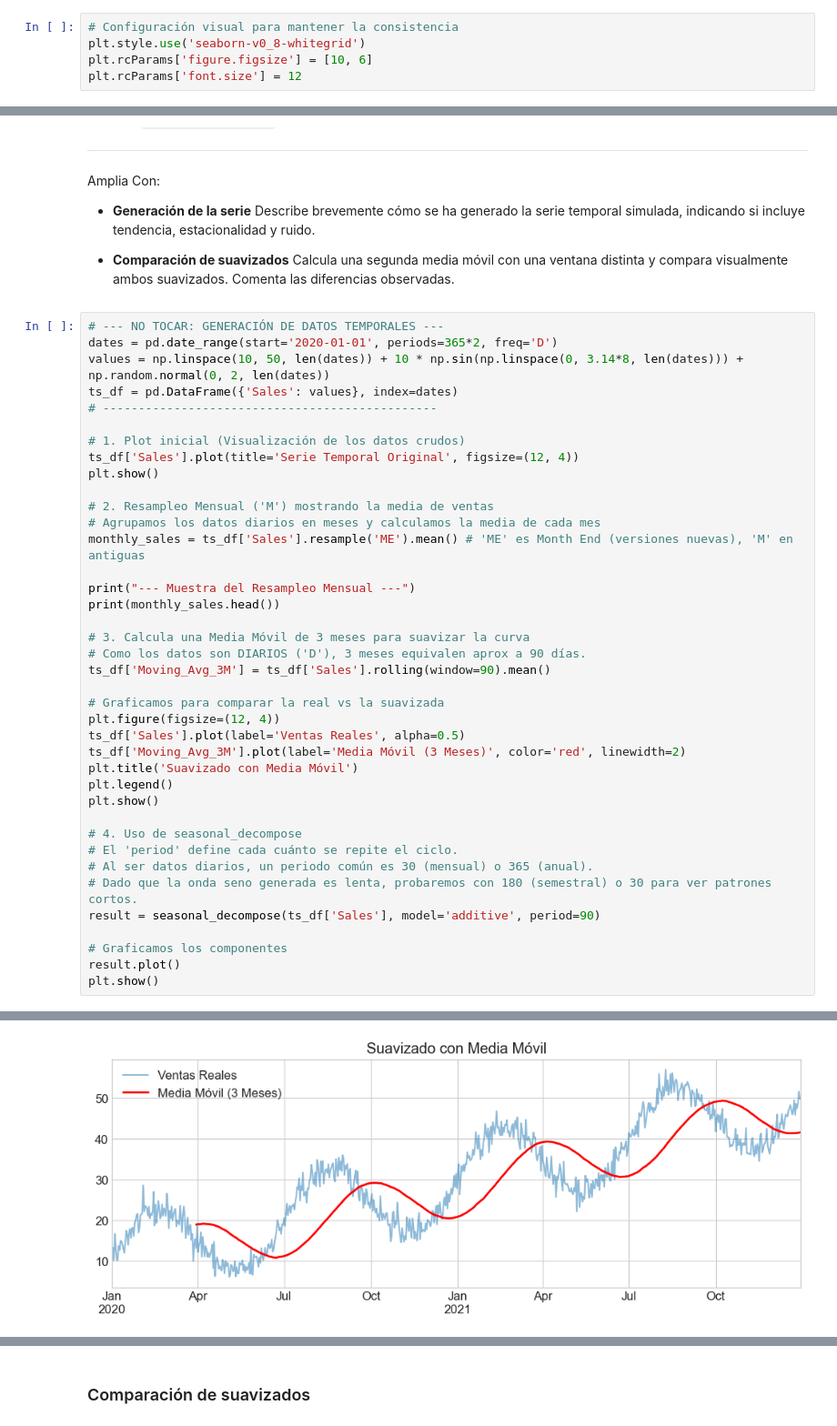
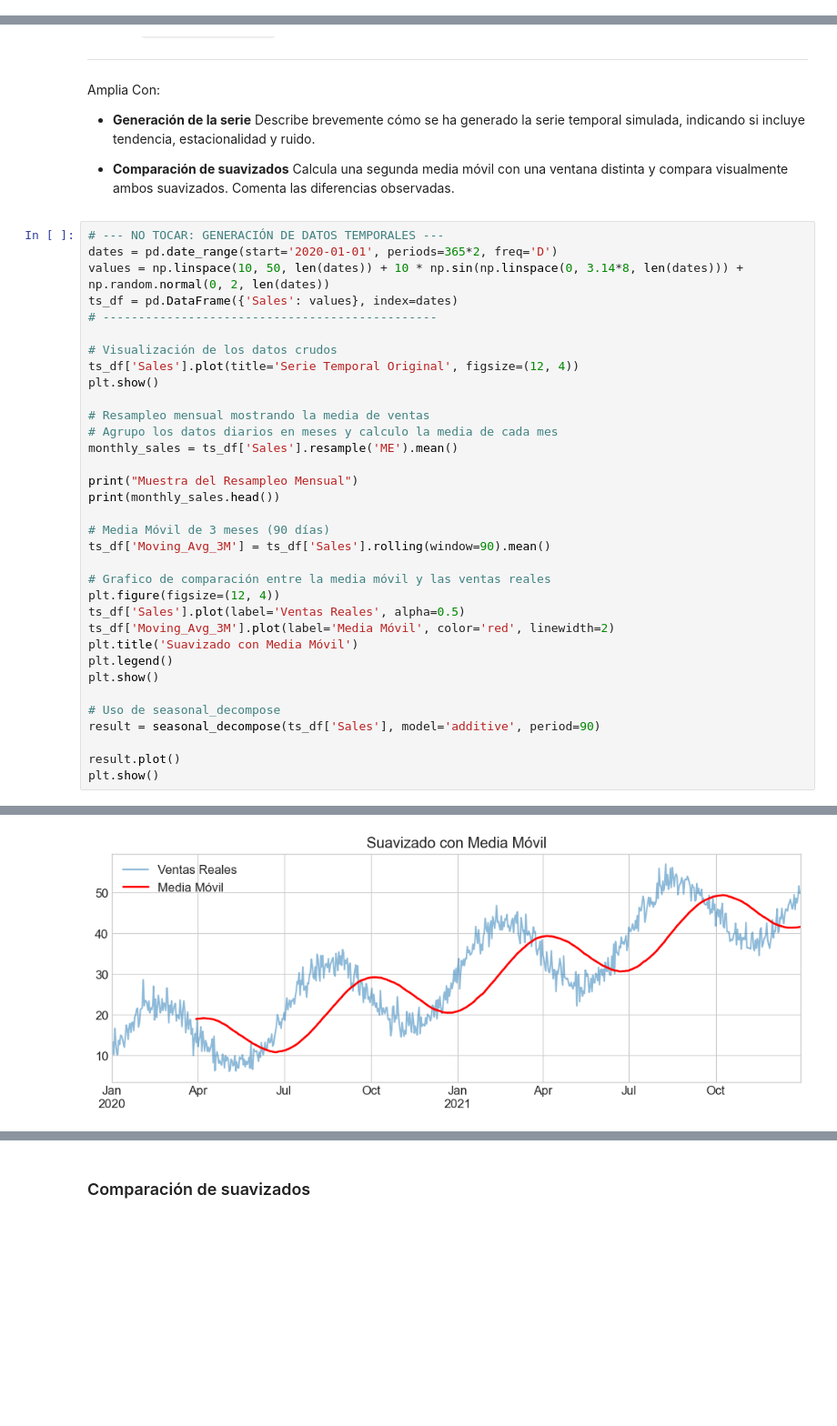
Before and after one commit to viictorhp/Proyecto-Estadistica-EvolveAcademy, a Jupyter notebook: PracticaEstadistica_Horcas_Puertas_Victor.ipynb, the cells around one changed output, grey strips where cells are left out. Shown at 91% size. Cells and saved outputs as stored; diff of their text form; blank space fills up the shorter version.

```diff
--- a/PracticaEstadistica__apellidos_nombre_.ipynb
+++ b/PracticaEstadistica_Horcas_Puertas_Victor.ipynb
@@ -41,11 +41,6 @@ from sklearn.model_selection import train_test_split
 from sklearn.linear_model import LinearRegression, LogisticRegression
 from statsmodels.tsa.seasonal import seasonal_decompose
 from sklearn.metrics import r2_score, mean_squared_error, mean_absolute_error, confusion_matrix, accuracy_score, classification_report, confusion_matrix, roc_curve, auc
-# %%
-# Configuración visual para mantener la consistencia
-plt.style.use('seaborn-v0_8-whitegrid')
-plt.rcParams['figure.figsize'] = [10, 6]
-plt.rcParams['font.size'] = 12
 # %% [markdown]
 ## PARTE 1: Análisis Descriptivo (Dataset Propio)
 
@@ -782,36 +775,31 @@ values = np.linspace(10, 50, len(dates)) + 10 * np.sin(np.linspace(0, 3.14*8, le
 ts_df = pd.DataFrame({'Sales': values}, index=dates)
 # -----------------------------------------------
 
-# 1. Plot inicial (Visualización de los datos crudos)
+# Visualización de los datos crudos
 ts_df['Sales'].plot(title='Serie Temporal Original', figsize=(12, 4))
 plt.show()
 
-# 2. Resampleo Mensual ('M') mostrando la media de ventas
-# Agrupamos los datos diarios en meses y calculamos la media de cada mes
-monthly_sales = ts_df['Sales'].resample('ME').mean() # 'ME' es Month End (versiones nuevas), 'M' en antiguas
+# Resampleo mensual mostrando la media de ventas
+# Agrupo los datos diarios en meses y calculo la media de cada mes
+monthly_sales = ts_df['Sales'].resample('ME').mean()
 
-print("--- Muestra del Resampleo Mensual ---")
+print("Muestra del Resampleo Mensual")
 print(monthly_sales.head())
 
-# 3. Calcula una Media Móvil de 3 meses para suavizar la curva
-# Como los datos son DIARIOS ('D'), 3 meses equivalen aprox a 90 días.
+# Media Móvil de 3 meses (90 días)
 ts_df['Moving_Avg_3M'] = ts_df['Sales'].rolling(window=90).mean()
 
-# Graficamos para comparar la real vs la suavizada
+# Grafico de comparación entre la media móvil y las ventas reales
 plt.figure(figsize=(12, 4))
 ts_df['Sales'].plot(label='Ventas Reales', alpha=0.5)
-ts_df['Moving_Avg_3M'].plot(label='Media Móvil (3 Meses)', color='red', linewidth=2)
+ts_df['Moving_Avg_3M'].plot(label='Media Móvil', color='red', linewidth=2)
 plt.title('Suavizado con Media Móvil')
 plt.legend()
 plt.show()
 
-# 4. Uso de seasonal_decompose
-# El 'period' define cada cuánto se repite el ciclo.
-# Al ser datos diarios, un periodo común es 30 (mensual) o 365 (anual).
-# Dado que la onda seno generada es lenta, probaremos con 180 (semestral) o 30 para ver patrones cortos.
+# Uso de seasonal_decompose
 result = seasonal_decompose(ts_df['Sales'], model='additive', period=90)
 
-# Graficamos los componentes
 result.plot()
 plt.show()
 # %% [output]
@@ -820,8 +808,8 @@ plt.show()
 2020-01-31    15.598345
 2020-02-29    22.606451
 2020-03-31    18.884271
 2020-04-30    11.239207
 2020-05-31     8.511417
 Freq: ME, Name: Sales, dtype: float64
-[figure, old version]
+[figure, new version]
 [figure]
```
Also changed, not shown: parts of 13 cells of this notebook, 1 other file.
